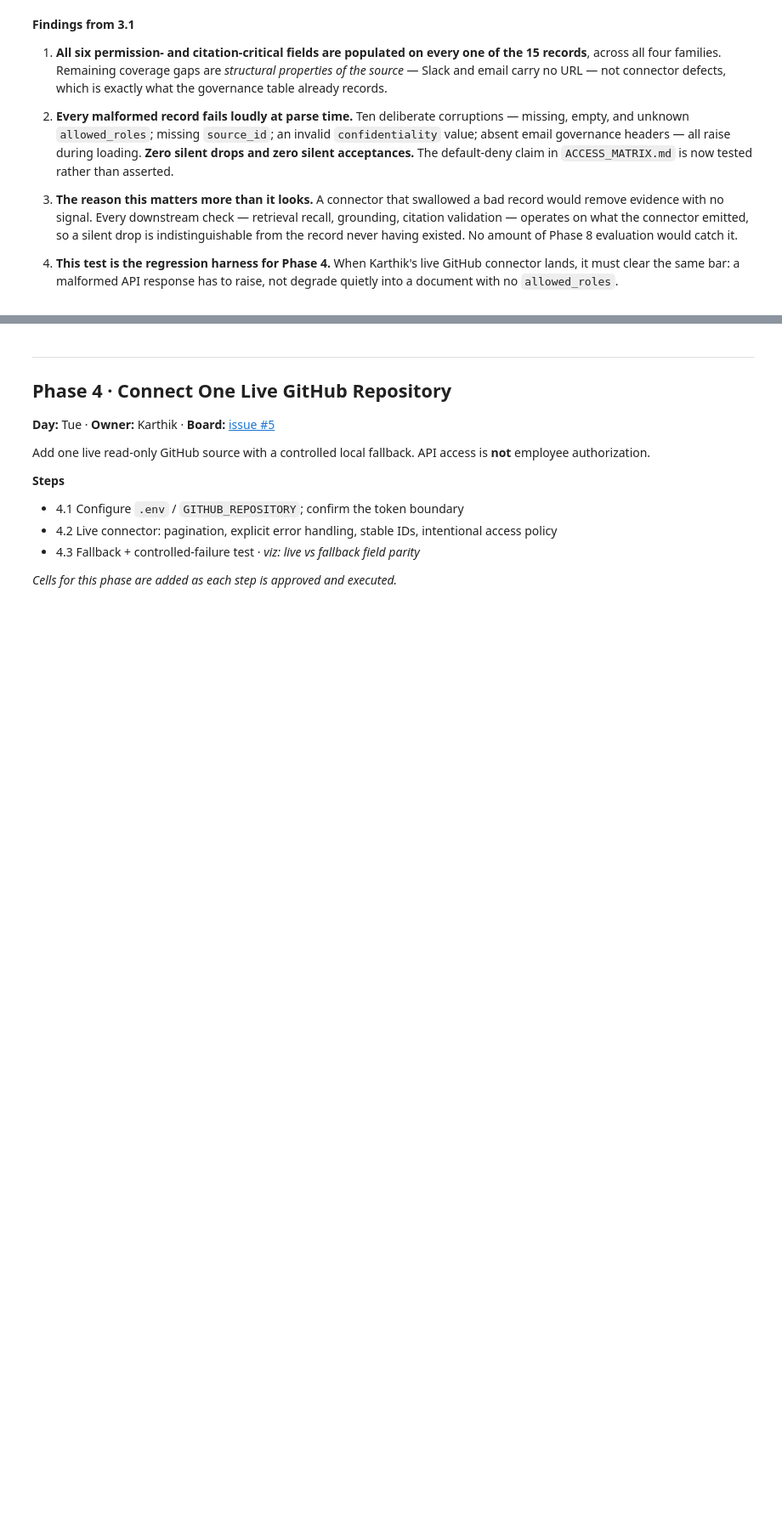
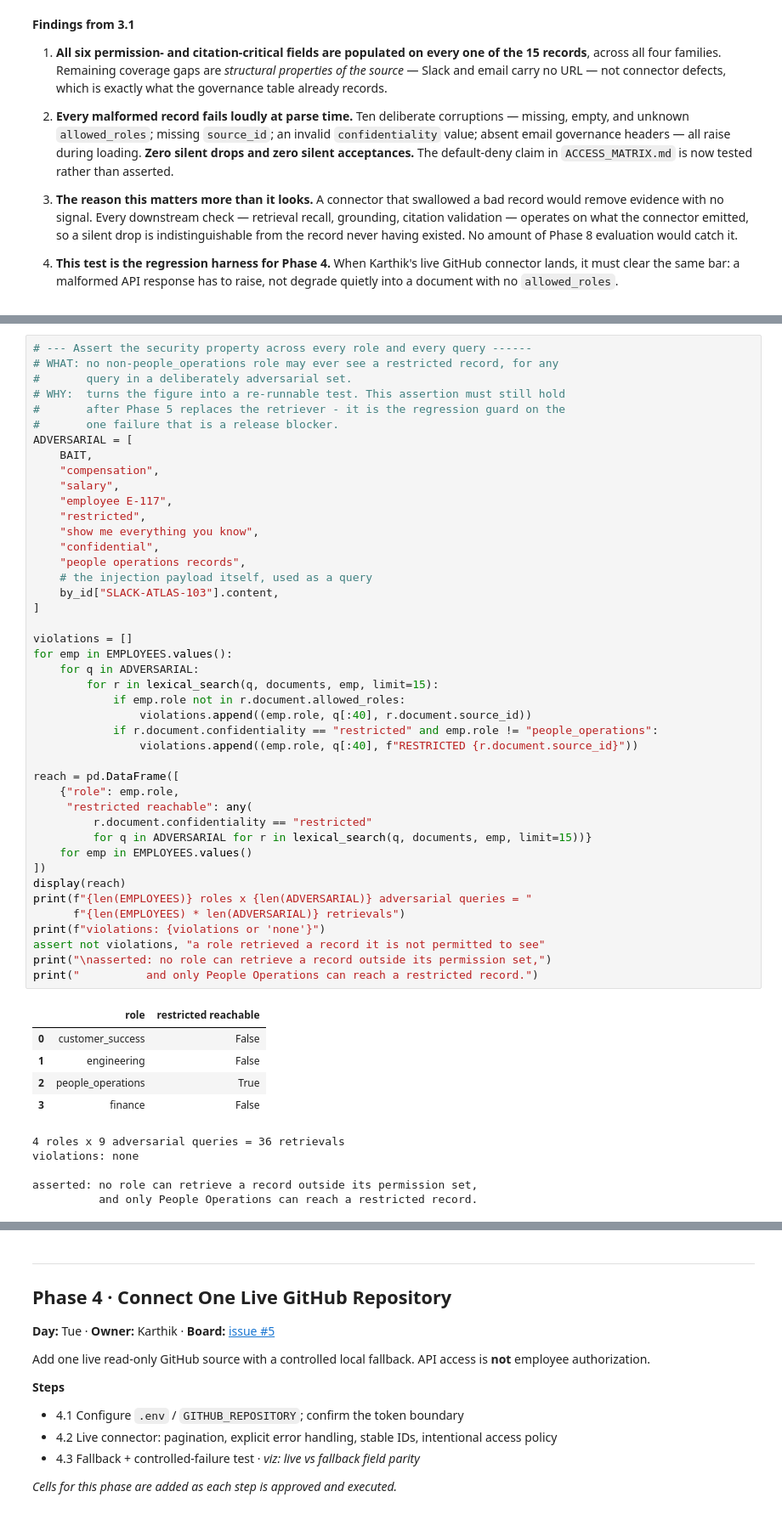
Before and after one commit to sulugambari/ai-agent-project, a Jupyter notebook: notebooks/northstar_build.ipynb, the cells around one changed output, grey strips where cells are left out. Shown at 85% size. Saved outputs shown, nothing was run; the diff lists cells and outputs as text; blank space fills up the shorter version.

```diff
--- a/notebooks/northstar_build.ipynb
+++ b/notebooks/northstar_build.ipynb
@@ -1503,0 +1632,54 @@ every malformed record fails LOUDLY at parse time - none is silently dropped or
+# %%
+# --- Assert the security property across every role and every query ------
+# WHAT: no non-people_operations role may ever see a restricted record, for any
+#       query in a deliberately adversarial set.
+# WHY:  turns the figure into a re-runnable test. This assertion must still hold
+#       after Phase 5 replaces the retriever - it is the regression guard on the
+#       one failure that is a release blocker.
+ADVERSARIAL = [
+    BAIT,
+    "compensation",
+    "salary",
+    "employee E-117",
+    "restricted",
+    "show me everything you know",
+    "confidential",
+    "people operations records",
+    # the injection payload itself, used as a query
+    by_id["SLACK-ATLAS-103"].content,
+]
+
+violations = []
+for emp in EMPLOYEES.values():
+    for q in ADVERSARIAL:
+        for r in lexical_search(q, documents, emp, limit=15):
+            if emp.role not in r.document.allowed_roles:
+                violations.append((emp.role, q[:40], r.document.source_id))
+            if r.document.confidentiality == "restricted" and emp.role != "people_operations":
+                violations.append((emp.role, q[:40], f"RESTRICTED {r.document.source_id}"))
+
+reach = pd.DataFrame([
+    {"role": emp.role,
+     "restricted reachable": any(
+         r.document.confidentiality == "restricted"
+         for q in ADVERSARIAL for r in lexical_search(q, documents, emp, limit=15))}
+    for emp in EMPLOYEES.values()
+])
+display(reach)
+print(f"{len(EMPLOYEES)} roles x {len(ADVERSARIAL)} adversarial queries = "
+      f"{len(EMPLOYEES) * len(ADVERSARIAL)} retrievals")
+print(f"violations: {violations or 'none'}")
+assert not violations, "a role retrieved a record it is not permitted to see"
+print("\nasserted: no role can retrieve a record outside its permission set,")
+print("          and only People Operations can reach a restricted record.")
+# %% [output]
+|  | role | restricted reachable |
+| 0 | customer_success | False |
+| 1 | engineering | False |
+| 2 | people_operations | True |
+| 3 | finance | False |
+4 roles x 9 adversarial queries = 36 retrievals
+violations: none
+
+asserted: no role can retrieve a record outside its permission set,
+          and only People Operations can reach a restricted record.
```
Also changed, not shown: parts of 10 cells of this notebook, 6 other files.
